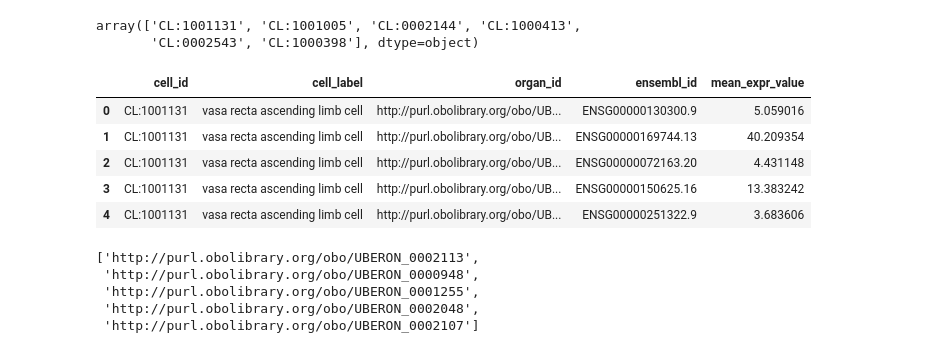
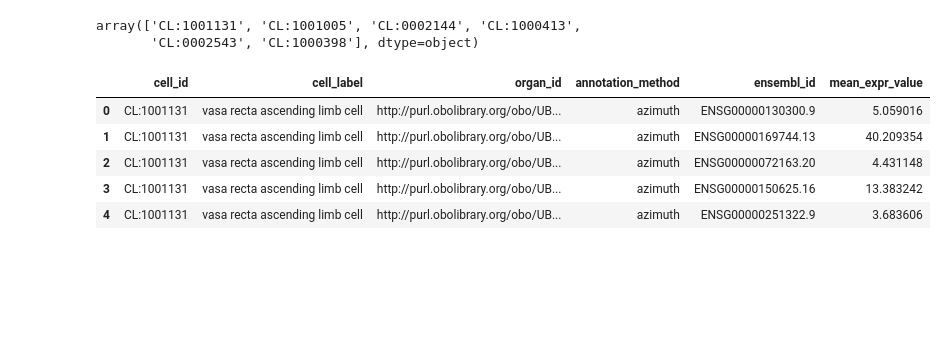
Before and after one commit to cns-iu/hra-ftu-explorer-supporting-information, a Jupyter notebook: FTU-workflow.ipynb, the cells around one changed output. Saved outputs shown, nothing was run; the diff lists cells and outputs as text; code cells hidden in the pictures; blank space fills up the shorter version.

```diff
--- a/FTU-workflow.ipynb
+++ b/FTU-workflow.ipynb
@@ -274,0 +455,15 @@ Final CSV saved to: C:\Users\Supriya\Downloads\final_output.csv
+# %%
+organ_id_to_name = {
+    'http://purl.obolibrary.org/obo/UBERON_0002108' : 'small intestine',
+'http://purl.obolibrary.org/obo/UBERON_0000059': 'large intestine',
+'http://purl.obolibrary.org/obo/UBERON_0002113': 'kidney',
+'http://purl.obolibrary.org/obo/UBERON_0000948': 'heart',
+'http://purl.obolibrary.org/obo/UBERON_0001255': 'urinary bladder',
+'http://purl.obolibrary.org/obo/UBERON_0002048': 'lung',
+'http://purl.obolibrary.org/obo/UBERON_0002107': 'liver'}
+# %%
+# Adding a new column to the dataframe
+result_df['organ_name'] = result_df['organ_id'].map(organ_id_to_name)
+
+# Display the first few rows of the updated dataframe
+result_df.head()
@@ -274,0 +519,4 @@ Final CSV saved to: C:\Users\Supriya\Downloads\final_output.csv
+# %%
+difference_labels = set(final_df['cell_source_label'].unique()) - set(result_df['cell_source_label'])
+print("Difference in cell_source_label:")
+print(difference_labels)
@@ -274,0 +537,9 @@ Final CSV saved to: C:\Users\Supriya\Downloads\final_output.csv
+# %%
+cell_labels_set = set()
+for label in difference_labels:
+    cell_labels = final_df[final_df['cell_source_label'] == label]['cell_label']
+    cell_labels_set.update(cell_labels)
+
+# Check for matches between cell_labels_set and csv_cell_labels
+matches_label = cell_labels_set.intersection(ftu_cell_labels)
+matches_label
@@ -513,6 +825,7 @@ for item in graph_data:
             for dataset in datasets:
                 summaries = dataset.get("summaries", [])
                 for summary in summaries:
+                    annotation_method = summary.get("annotation_method", "Unknown")
                     sum_details = summary.get("summary", [])
                     for sum_detail in sum_details:
                         cell_id = sum_detail.get("cell_id")
@@ -524,7 +837,7 @@ for item in graph_data:
                                     if isinstance(gene_expr, dict):
                                         ensembl_id = gene_expr.get("ensembl_id")
                                         mean_expr_value = gene_expr.get("mean_gene_expr_value")
-                                        key = (cell_id, organ_id)
+                                        key = (cell_id, organ_id, annotation_method)
                                         if key not in grouped_matches:
                                             grouped_matches[key] = {"cell_label": "", "ensembl_ids": [], "mean_expr_values": []}
                                         grouped_matches[key]["cell_label"] = [label for label, id in ct_labels_ids.items() if id == cell_id][0]
@@ -532,66 +845,57 @@ for item in graph_data:
                                         grouped_matches[key]["mean_expr_values"].append(mean_expr_value)
                             else:
                                 # Handle entries with empty gene_expr lists
-                                key = (cell_id, organ_id)
+                                key = (cell_id, organ_id, annotation_method)
                                 if key not in grouped_matches:
                                     grouped_matches[key] = {"cell_label": "", "ensembl_ids": [], "mean_expr_values": []}
                                 grouped_matches[key]["cell_label"] = [label for label, id in ct_labels_ids.items() if id == cell_id][0]
 
 # Preparing the final dataframe
 final_matches = []
-for (cell_id, organ_id), details in grouped_matches.items():
+for (cell_id, organ_id, annotation_method), details in grouped_matches.items():
     final_matches.append({
         "cell_id": cell_id,
         "cell_label": details["cell_label"],
         "organ_id": organ_id,
+        "annotation_method": annotation_method,
         "ensembl_ids": ", ".join(details["ensembl_ids"]),
         "mean_expr_values": ", ".join(map(str, details["mean_expr_values"]))
     })
 
 final_matches_df = pd.DataFrame(final_matches)
 
 # Expanding the dataframe to have each row for each ensembl_id
 expanded_matches = []
 for _, row in final_matches_df.iterrows():
     cell_id = row["cell_id"]
     cell_label = row["cell_label"]
     organ_id = row["organ_id"]
+    annotation_method = row["annotation_method"]
     ensembl_ids = row["ensembl_ids"].split(", ")
     mean_expr_values = row["mean_expr_values"].split(", ")
 
     for ensembl_id, mean_expr_value in zip(ensembl_ids, mean_expr_values):
         try:
             mean_expr_value_float = float(mean_expr_value)
         except ValueError:
             mean_expr_value_float = None  # Handle non-numeric values
         expanded_matches.append({
             "cell_id": cell_id,
             "cell_label": cell_label,
             "organ_id": organ_id,
+            "annotation_method": annotation_method,
             "ensembl_id": ensembl_id,
             "mean_expr_value": mean_expr_value_float
         })
 
 expanded_matches_df = pd.DataFrame(expanded_matches)
 
 # Displaying the expanded dataframe
 expanded_matches_df.head()  # Displaying only the first few rows
 # %% [output]
-|  | cell_id | cell_label | organ_id | ensembl_id | mean_expr_value |
-| 0 | CL:1001131 | vasa recta ascending limb cell | http://purl.obolibrary.org/obo/UB... | ENSG00000130300.9 | 5.059016 |
-| 1 | CL:1001131 | vasa recta ascending limb cell | http://purl.obolibrary.org/obo/UB... | ENSG00000169744.13 | 40.209354 |
-| 2 | CL:1001131 | vasa recta ascending limb cell | http://purl.obolibrary.org/obo/UB... | ENSG00000072163.20 | 4.431148 |
-| 3 | CL:1001131 | vasa recta ascending limb cell | http://purl.obolibrary.org/obo/UB... | ENSG00000150625.16 | 13.383242 |
-| 4 | CL:1001131 | vasa recta ascending limb cell | http://purl.obolibrary.org/obo/UB... | ENSG00000251322.9 | 3.683606 |
+|  | cell_id | cell_label | organ_id | annotation_method | ensembl_id | mean_expr_value |
+| 0 | CL:1001131 | vasa recta ascending limb cell | http://purl.obolibrary.org/obo/UB... | azimuth | ENSG00000130300.9 | 5.059016 |
+| 1 | CL:1001131 | vasa recta ascending limb cell | http://purl.obolibrary.org/obo/UB... | azimuth | ENSG00000169744.13 | 40.209354 |
+| 2 | CL:1001131 | vasa recta ascending limb cell | http://purl.obolibrary.org/obo/UB... | azimuth | ENSG00000072163.20 | 4.431148 |
+| 3 | CL:1001131 | vasa recta ascending limb cell | http://purl.obolibrary.org/obo/UB... | azimuth | ENSG00000150625.16 | 13.383242 |
+| 4 | CL:1001131 | vasa recta ascending limb cell | http://purl.obolibrary.org/obo/UB... | azimuth | ENSG00000251322.9 | 3.683606 |
-# %%
-# Extract unique organ IDs from the expanded dataframe
-unique_organ_ids = expanded_matches_df["organ_id"].unique()
-
-unique_organ_ids_list = unique_organ_ids.tolist()
-unique_organ_ids_list
-# %% [output]
-['http://purl.obolibrary.org/obo/UBERON_0002113',
- 'http://purl.obolibrary.org/obo/UBERON_0000948',
- 'http://purl.obolibrary.org/obo/UBERON_0001255',
- 'http://purl.obolibrary.org/obo/UBERON_0002048',
- 'http://purl.obolibrary.org/obo/UBERON_0002107']
```
Also changed, not shown: parts of 42 cells of this notebook, 26 other files.
